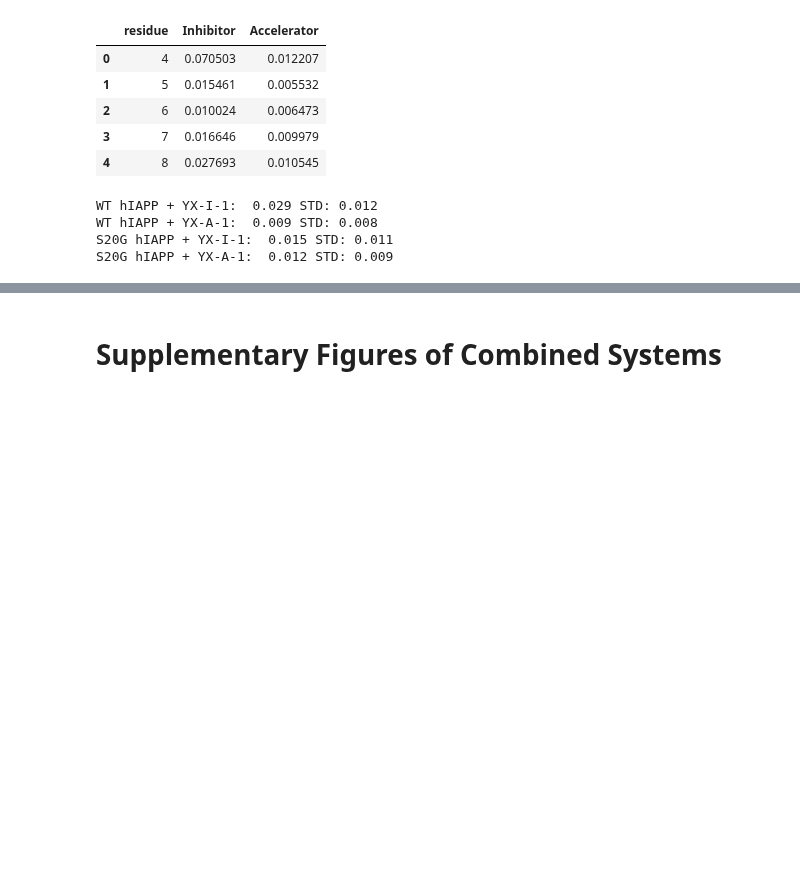
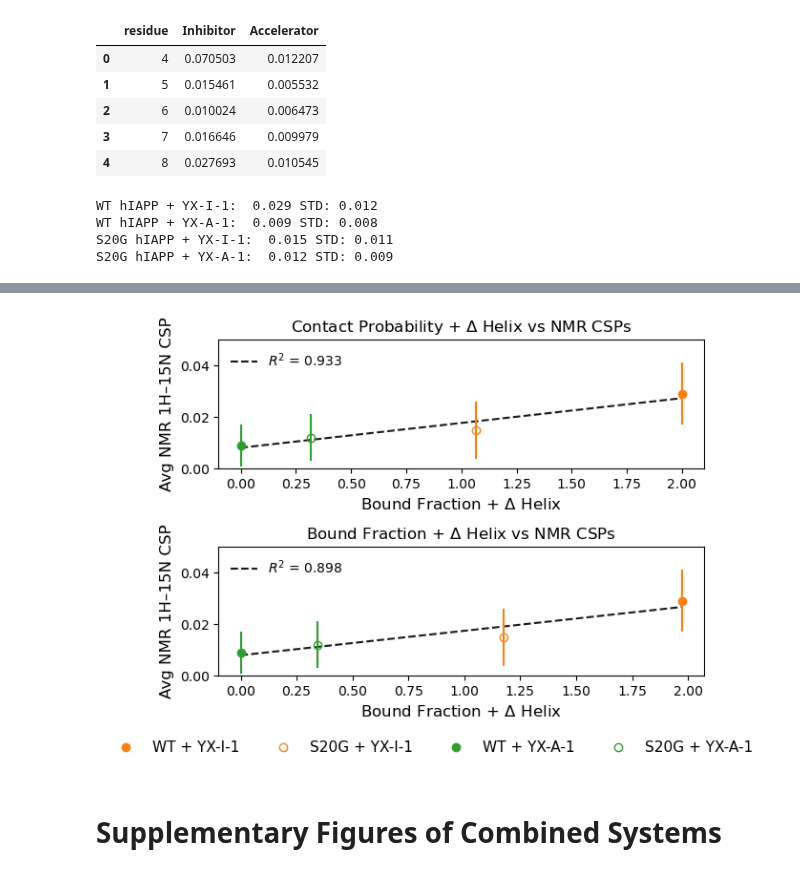
Before and after one commit to paulrobustelli/Garcia_hIAPP_monomer_binders_2025, a Jupyter notebook: main_text_figures.ipynb, the cells around one changed output, grey strips where cells are left out. Saved outputs shown, nothing was run; the diff lists cells and outputs as text; code cells hidden in the pictures; blank space fills up the shorter version.

```diff
--- a/main_text_figures.ipynb
+++ b/main_text_figures.ipynb
@@ -930,6 +950,9 @@ h_labels = ["WT Apo", "WT + YX-A-1"]
 
 diff = np.abs(np.loadtxt(h_dirs[1] + file_h_prop)[:,1] - np.loadtxt(h_dirs[0] + file_h_prop)[:,1])
 err = np.sqrt(np.loadtxt(h_dirs[1] + file_h_prop)[:,2]**2 + np.loadtxt(h_dirs[0] + file_h_prop)[:,2]**2)
+average_diff = np.average(diff)
+print("Average difference in Helix Fraction: ", np.round(average_diff, 3), " STD:", np.round(np.std(diff), 3))
+
 label =  "|Helix$_{YXA1}$ - Helix$_{apo}$|"
 sns.lineplot(ax=ax1, x=np.loadtxt(h_dirs[1] + file_h_prop)[:,0], y=diff, color="tab:red", label=label, linewidth=2, zorder=0)
 ax1.fill_between(np.loadtxt(h_dirs[1] + file_h_prop)[:,0], diff+ err, diff- err, color="tab:red", alpha=0.2, zorder=1)
@@ -953,6 +976,9 @@ ax3 = ax2.twinx()
 count = 0
 for directory in all_dirs:
     attr = np.loadtxt(directory + file_contact)  # attr = attribute
+    avg_contact = np.average(attr[:, 1])
+    print(f"Average contact probability for {labels[count]}: {np.round(avg_contact, 3)}" + f" STD  {np.round(np.std(attr[:, 1]), 3)}")
+
     upper = attr[:, 1] + attr[:, 2]
     lower = attr[:, 1] - attr[:, 2]
 
@@ -1007,6 +1035,9 @@ h_labels = ["S20G Apo", "S20G + YX-A-1"]
 
 diff = np.abs(np.loadtxt(h_dirs[1] + file_h_prop)[:,1] - np.loadtxt(h_dirs[0] + file_h_prop)[:,1])
 err = np.sqrt(np.loadtxt(h_dirs[1] + file_h_prop)[:,2]**2 + np.loadtxt(h_dirs[0] + file_h_prop)[:,2]**2)
+average_diff = np.average(diff)
+print("Average difference in Helix Fraction: ", np.round(average_diff, 3), "STD:", np.round(np.std(diff), 3))
+
 label =  "|Helix$_{YXA1}$ - Helix$_{apo}$|"
 sns.lineplot(ax=ax1, x=np.loadtxt(h_dirs[1] + file_h_prop)[:,0], y=diff, color="tab:blue", label=label, linewidth=2, zorder=0)
 ax1.fill_between(np.loadtxt(h_dirs[1] + file_h_prop)[:,0], diff+ err, diff- err, color="tab:blue", alpha=0.2, zorder=1)
@@ -1030,6 +1061,9 @@ ax3 = ax2.twinx()
 count = 0
 for directory in all_dirs:
     attr = np.loadtxt(directory + file_contact)  # attr = attribute
+    avg_contact = np.average(attr[:, 1])
+    print(f"Average contact probability for {labels[count]}: {np.round(avg_contact, 3)}" + f" STD  {np.round(np.std(attr[:, 1]), 3)}")
+
     upper = attr[:, 1] + attr[:, 2]
     lower = attr[:, 1] - attr[:, 2]
 
@@ -1084,6 +1120,9 @@ h_labels = ["S20G Apo", "S20G + YX-I-1"]
 
 diff = np.abs(np.loadtxt(h_dirs[1] + file_h_prop)[:,1] - np.loadtxt(h_dirs[0] + file_h_prop)[:,1])
 err = np.sqrt(np.loadtxt(h_dirs[1] + file_h_prop)[:,2]**2 + np.loadtxt(h_dirs[0] + file_h_prop)[:,2]**2)
+average_diff = np.average(diff)
+print("Average difference in Helix Fraction: ", np.round(average_diff, 3), "STD:", np.round(np.std(diff), 3))
+
 label =  "|Helix$_{YXI1}$ - Helix$_{apo}$|"
 sns.lineplot(ax=ax1, x=np.loadtxt(h_dirs[1] + file_h_prop)[:,0], y=diff, color="tab:blue", label=label, linewidth=2, zorder=0)
 ax1.fill_between(np.loadtxt(h_dirs[1] + file_h_prop)[:,0], diff+ err, diff- err, color="tab:blue", alpha=0.2, zorder=1)
@@ -1108,6 +1147,8 @@ ax3 = ax2.twinx()
 count = 0
 for directory in all_dirs:
     attr = np.loadtxt(directory + file_contact)  # attr = attribute
+    avg_contact = np.average(attr[:, 1])
+    print(f"Average contact probability for {labels[count]}: {np.round(avg_contact, 3)}" + f" STD  {np.round(np.std(attr[:, 1]), 3)}")
     upper = attr[:, 1] + attr[:, 2]
     lower = attr[:, 1] - attr[:, 2]
 
@@ -1146,3 +1591,86 @@ plt.show()
+# %%
+# Combined Metric vs CSP
+fig, axes = plt.subplots(nrows =2, ncols = 1, figsize=(6.0, 4.5))
+ax = axes[0]
+norm_contact = (np.array(contact_values) - np.min(contact_values)) / (np.max(contact_values) - np.min(contact_values))
+norm_dh = (np.array(dh_values) - np.min(dh_values)) / (np.max(dh_values) - np.min(dh_values))
+combined_metric = norm_contact + norm_dh
+
+slope, intercept, r_value, _, _ = linregress(combined_metric, csps_values)
+x_fit = np.linspace(min(combined_metric), max(combined_metric), 100)
+y_fit = slope * x_fit + intercept
+ax.plot(x_fit, y_fit, 'k--', label=f'$R^2$ = {r_value**2:.3f}')
+
+for i, label in enumerate(PL_labels):
+    markerface = 'none' if 'S20G' in label else sys_colors[label]
+    ax.errorbar(combined_metric[i], csps_values[i],
+                 yerr=csps_err[i],
+                 fmt='o',
+                 markerfacecolor=markerface,
+                 markeredgecolor=sys_colors[label],
+                 markersize=6,
+                 capsize=0,
+                 ecolor=sys_colors[label],)
+                #  label=label if label not in ax3.get_legend_handles_labels()[1] else None)
+
+ax.set_xlabel('Bound Fraction + $\Delta$ Helix', fontsize=12)
+ax.set_ylabel('Avg NMR 1H–15N CSP', fontsize=12)
+ax.set_title('Contact Probability + $\Delta$ Helix vs NMR CSPs', fontsize=12)
+ax.set_ylim(0.0, 0.05)
+ax.legend(frameon=False, fontsize=10, loc='upper left')
+ax.grid(False)
+
+# Combined Metric vs CSP
+ax3 = axes[1]
+norm_bf = (np.array(bf) - np.min(bf)) / (np.max(bf) - np.min(bf))
+norm_dh = (np.array(dh_values) - np.min(dh_values)) / (np.max(dh_values) - np.min(dh_values))
+combined_metric = norm_bf + norm_dh
+
+slope, intercept, r_value, _, _ = linregress(combined_metric, csps_values)
+x_fit = np.linspace(min(combined_metric), max(combined_metric), 100)
+y_fit = slope * x_fit + intercept
+ax3.plot(x_fit, y_fit, 'k--', label=f'$R^2$ = {r_value**2:.3f}')
+
+for i, label in enumerate(PL_labels):
+    markerface = 'none' if 'S20G' in label else sys_colors[label]
+    ax3.errorbar(combined_metric[i], csps_values[i],
+                 yerr=csps_err[i],
+                 fmt='o',
+                 markerfacecolor=markerface,
+                 markeredgecolor=sys_colors[label],
+                 markersize=6,
+                 capsize=0,
+                 ecolor=sys_colors[label],)
+                #  label=label if label not in ax3.get_legend_handles_labels()[1] else None)
+
+ax3.set_xlabel('Bound Fraction + $\Delta$ Helix', fontsize=12)
+ax3.set_ylabel('Avg NMR 1H–15N CSP', fontsize=12)
+ax3.set_title('Bound Fraction + $\Delta$ Helix vs NMR CSPs', fontsize=12)
+ax3.set_ylim(0.0, 0.05)
+ax3.legend(frameon=False, fontsize=10, loc='upper left')
+ax3.grid(False)
+
+# Custom legend elements
+legend_elements = []
+for label in PL_labels:
+    markerface = 'none'
+    if 'S20G' in label:
+        markerface = 'none'
+    else:
+        markerface = sys_colors[label]
+    elem = Line2D([0], [0], marker='o', color='none', markerfacecolor=markerface,
+           markeredgecolor=sys_colors[label], markersize=6, label=label, linestyle='None')
+    legend_elements.append(elem)
+
+# # Add single legend below the subplots
+fig.legend(handles=legend_elements,
+           loc='lower center', bbox_to_anchor=(0.5, -0.08),
+           ncol=4, frameon=False, fontsize=11)
+fig.subplots_adjust( hspace=0.6)
+plt.tight_layout()
+plt.show()
+# %% [output]
+[figure, added]
 # %% [markdown]
 # Supplementary Figures of Combined Systems
 # %%
```
Also changed, not shown: parts of 12 cells of this notebook, 23 other files.
